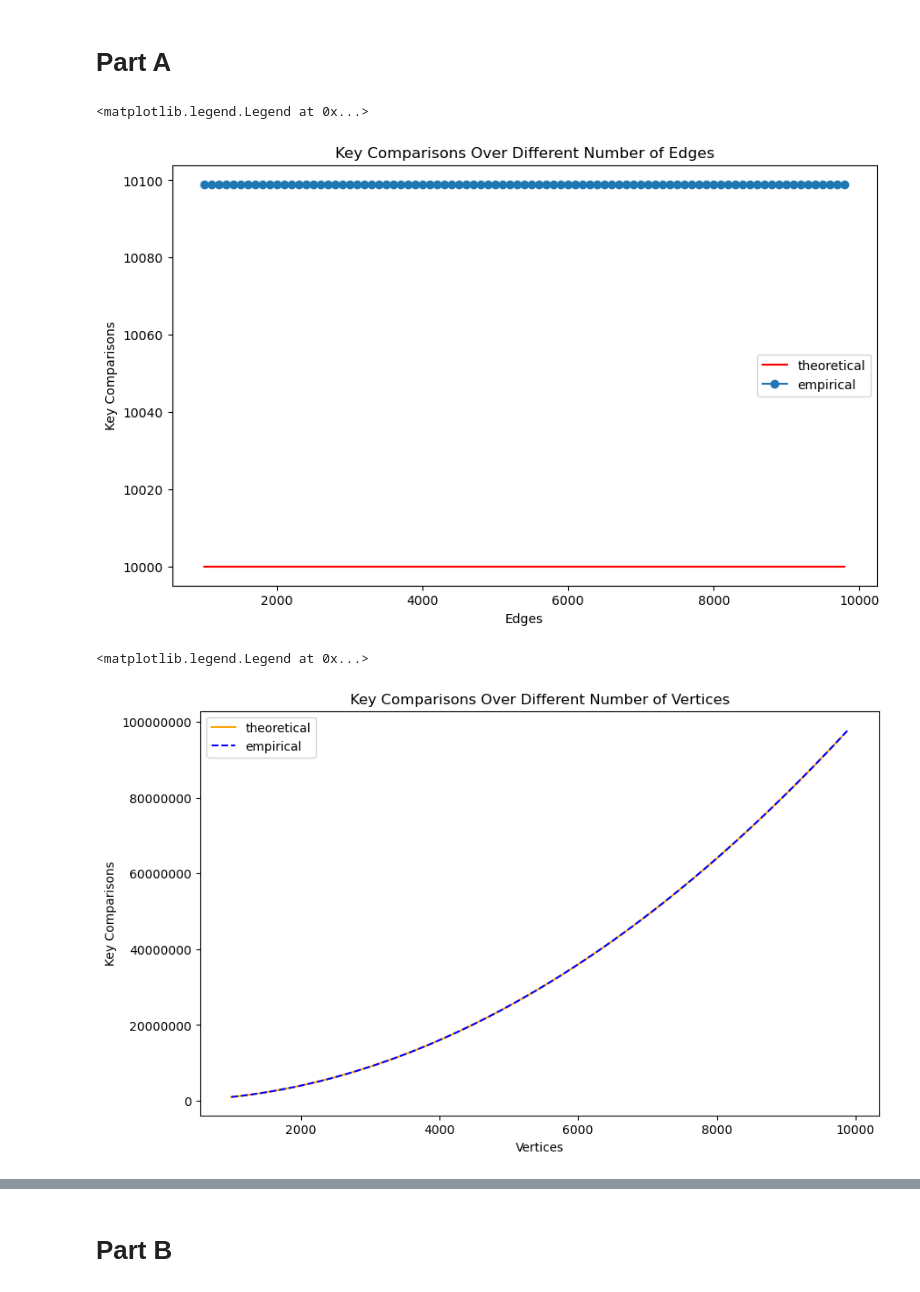
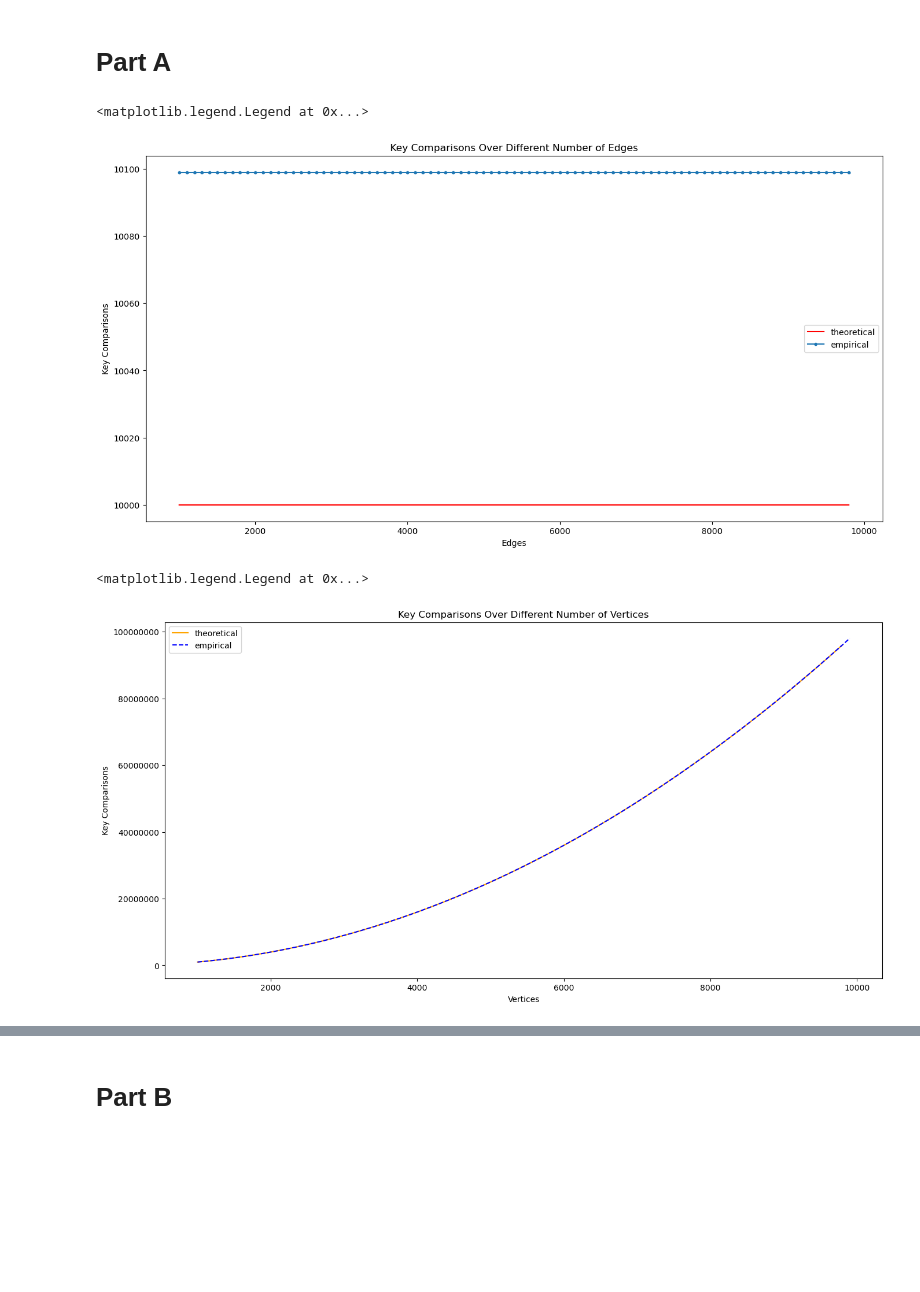
Before and after one commit to kwan-kit/SC2001, a Jupyter notebook: Lab 2/AdjList comparison.ipynb, the cells around one changed output, grey strips where cells are left out. Cells and saved outputs as stored; diff of their text form; code cells hidden in the pictures; blank space fills up the shorter version.

Commit message:
Graph Updates

```diff
--- a/Lab 2/AdjList comparison.ipynb
+++ b/Lab 2/AdjList comparison.ipynb
@@ -20,24 +20,24 @@ fixedV_time_complexities = [time_complexity(100, i) for i in i_values]
 fixedE_time_complexities = [time_complexity(i, 20000) for i in i_values]
 # %%
 # Plotting the time complexity (Fixed V, Varying E)
-plt.figure(figsize=(10, 6))
+plt.figure(figsize=(16, 8))
 plt.plot(i_values, fixedV_time_complexities, label='theoretical', color='red')
 
 plt.title("Key Comparisons Over Different Number of Edges")
 plt.xlabel("Edges")
 plt.ylabel("Key Comparisons")
 plt.ticklabel_format(axis="y", style="plain")
 plt.ticklabel_format(axis="x", style="plain")
 
-plt.plot(df_fixedV.Edges, df_fixedV.KeyComp, marker = 'o', label = 'empirical')
+plt.plot(df_fixedV.Edges, df_fixedV.KeyComp, marker = '.', label = 'empirical')
 
 plt.legend()
 # %% [output]
 <matplotlib.legend.Legend at 0x...>
-[figure, old version]
+[figure, new version]
 # %%
 # Plotting the time complexity (Varying V, Fixed E)
-plt.figure(figsize=(10, 6))
+plt.figure(figsize=(16, 8))
 plt.plot(i_values, fixedE_time_complexities, label='theoretical', color='orange')
 
 plt.title("Key Comparisons Over Different Number of Vertices")
@@ -51,4 +51,4 @@ plt.plot(df_fixedE.Vertices, df_fixedE.KeyComp, label = 'empirical', linestyle='
 plt.legend()
 # %% [output]
 <matplotlib.legend.Legend at 0x...>
-[figure, old version]
+[figure, new version]
```
Also changed, not shown: parts of 10 cells of this notebook.
